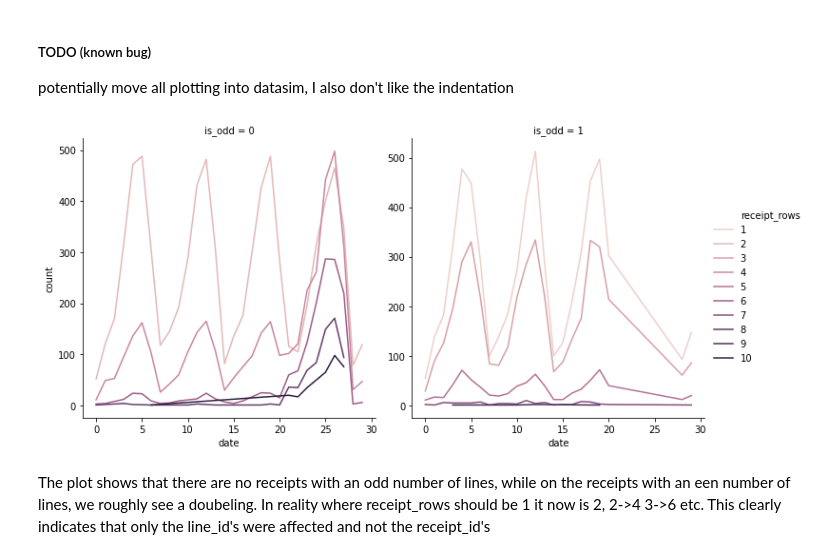
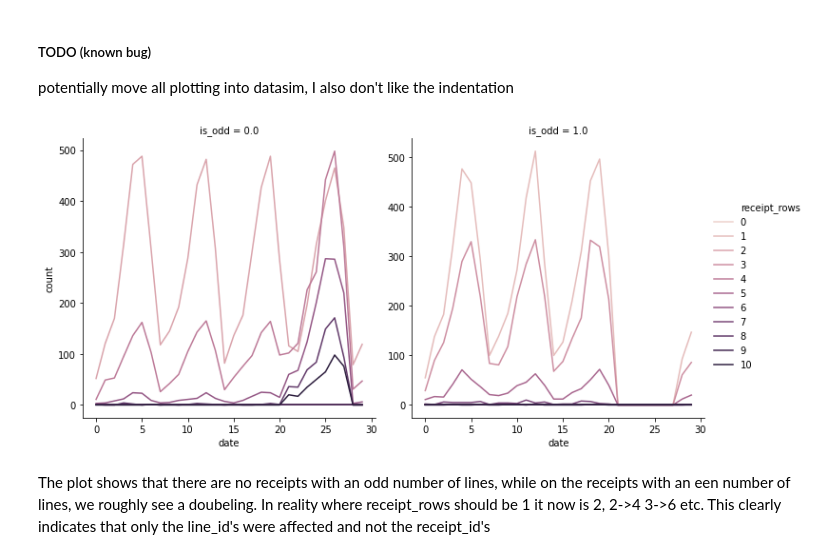
Before and after one commit to Suburbia-io/analytics, a Jupyter notebook: example/Data-Science at Suburbia.ipynb, the cells around one changed output. Cells and saved outputs as stored; diff of their text form; code cells hidden in the pictures.

Commit message:
fixed plotting in seaborn and a wrong variablename in notebook

```diff
--- a/example/Data-Science at Suburbia.ipynb
+++ b/example/Data-Science at Suburbia.ipynb
@@ -509,24 +505,24 @@ potentially move all plotting into datasim, I also don't like the indentation
 # %%
 import pandas as pd
 import seaborn as sns
 from matplotlib import pyplot as plt
 
 df_p4plot = df_p4[df_p4['data_source']=='A']
 df_p4plot = df_p4plot.groupby(
                 ['date', 'receipt_id']
             ).agg(
                 is_odd=pd.NamedAgg(column='date', aggfunc=lambda x: x.count() % 2 ),
                 receipt_rows=pd.NamedAgg(column='date', aggfunc='count')
             ).reset_index(
             ).assign(receipt_rows = lambda d: d['receipt_rows'].map(lambda r: r if r < 10 else 10)
             ).groupby(
                 ['date',  'is_odd','receipt_rows']
             ).agg( count=pd.NamedAgg(column='date', aggfunc='count')
             ).reset_index()
-sns.relplot(x='date', y='count',  hue='receipt_rows', col='is_odd',  kind='line',legend="full", facet_kws=dict(sharey=False),data=df4, estimator=None)
+sns.relplot(x='date', y='count',  hue='receipt_rows', col='is_odd',  kind='line',legend="full", facet_kws=dict(sharey=False),data=df_p4plot, estimator=None)
 plt.show()
 # %% [output]
-[figure, old version]
+[figure, new version]
 # %% [markdown]
 The plot shows that there are no receipts with an odd number of lines, while on the receipts with an een number of lines, we roughly see a doubeling. In reality where receipt_rows should be 1 it now is 2, 2->4 3->6 etc. This clearly indicates that only the line_id's were affected and not the receipt_id's
 # %% [markdown]
```
Also changed, not shown: parts of 8 cells of this notebook, 1 other file.
